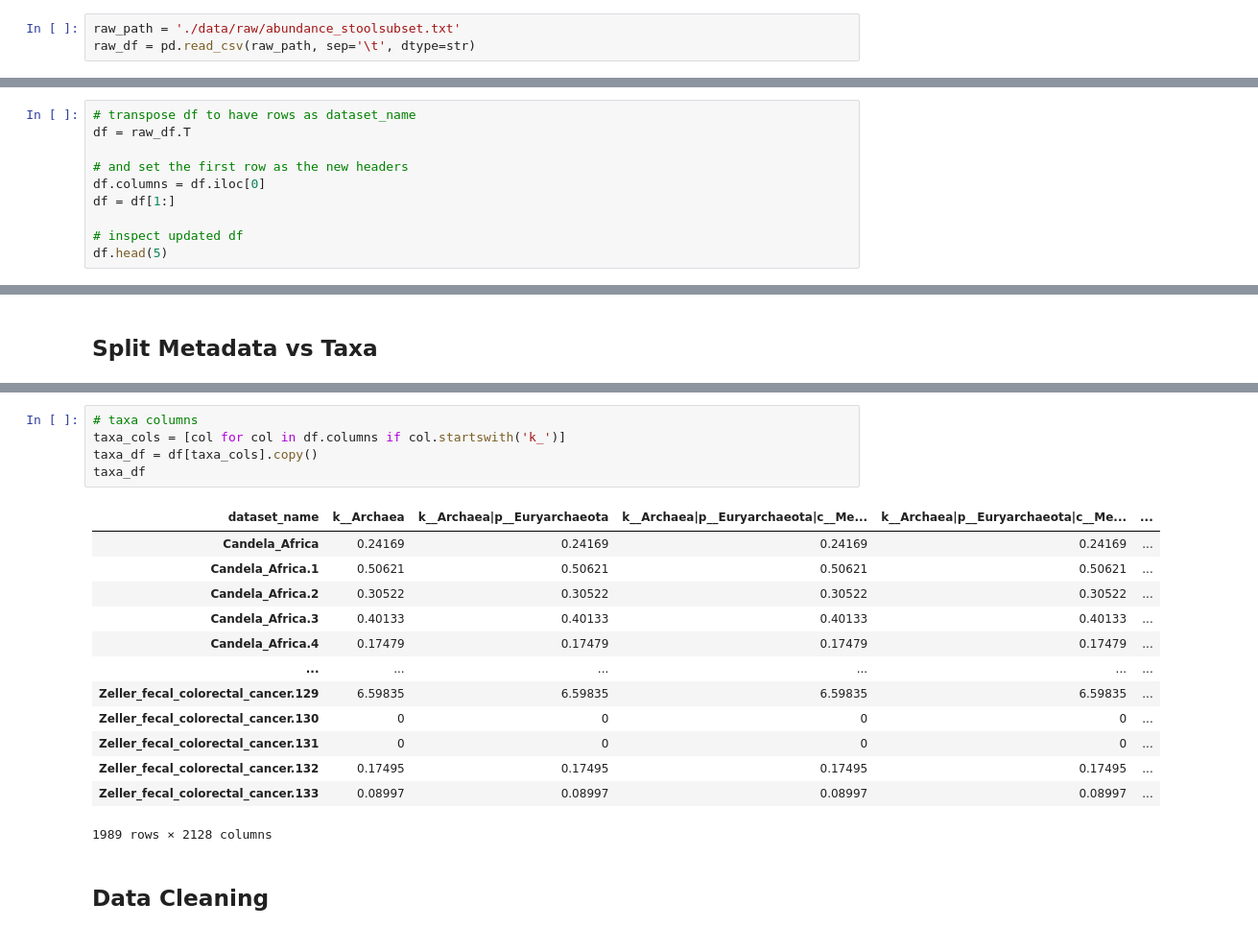
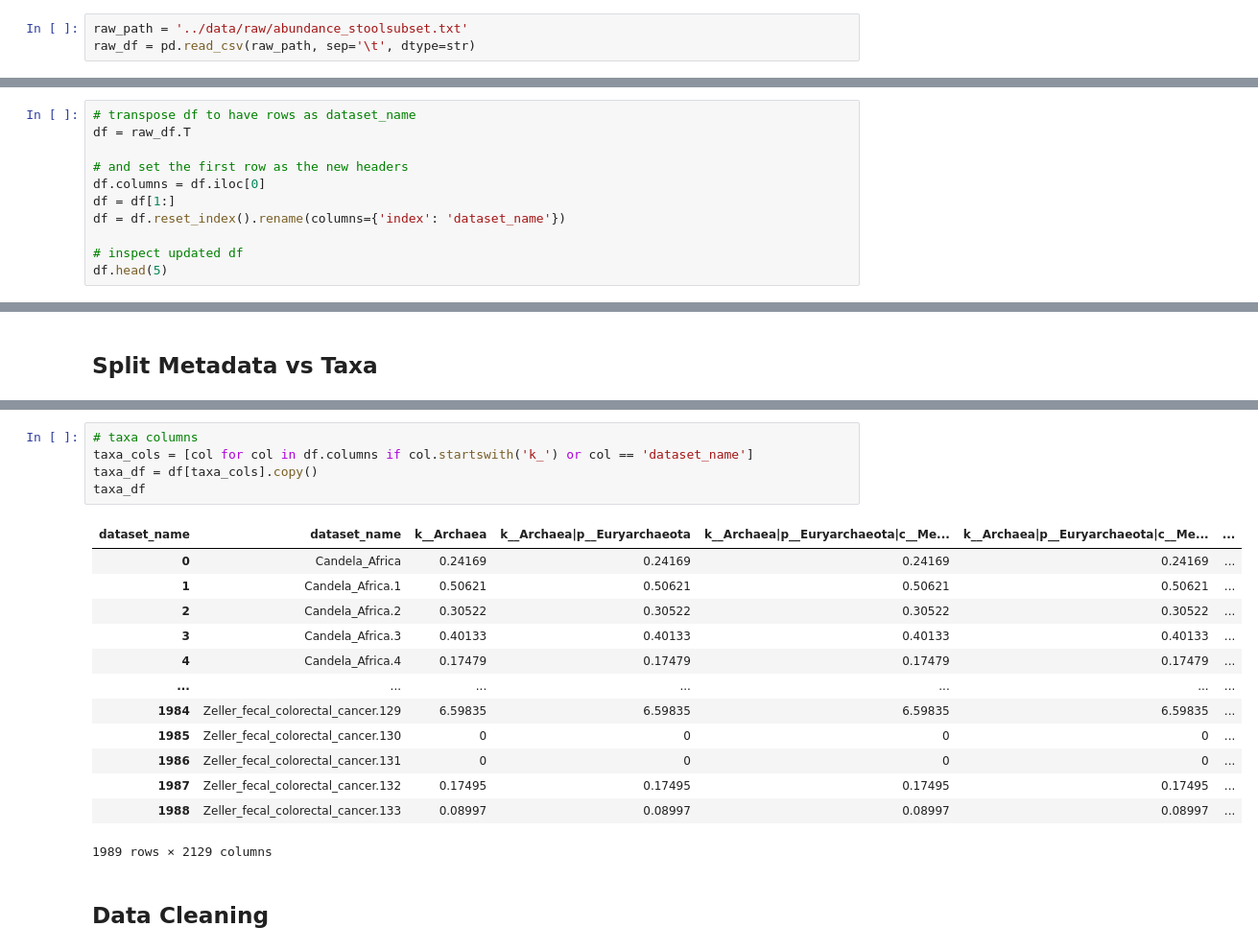
Before and after one commit to kimsubs/microbiome-disease-classifier, a Jupyter notebook: notebooks/01_data_cleaning.ipynb, the cells around one changed output, grey strips where cells are left out. Shown: that part at 96% size. Cells and saved outputs as stored; diff of their text form.

```diff
--- a/notebooks/01_data_cleaning.ipynb
+++ b/notebooks/01_data_cleaning.ipynb
@@ -9,7 +9,7 @@ from pathlib import Path
 # %% [markdown]
 ## Load Data
 # %%
-raw_path = './data/raw/abundance_stoolsubset.txt'
+raw_path = '../data/raw/abundance_stoolsubset.txt'
 raw_df = pd.read_csv(raw_path, sep='\t', dtype=str)
 # %%
 # inspect df shape and structure
@@ -33,6 +33,7 @@ df = raw_df.T
 # and set the first row as the new headers
 df.columns = df.iloc[0]
 df = df[1:]
+df = df.reset_index().rename(columns={'index': 'dataset_name'})
 
 # inspect updated df
 df.head(5)
@@ -68,22 +69,22 @@ metadata_df
 # %%
 # taxa columns
-taxa_cols = [col for col in df.columns if col.startswith('k_')]
+taxa_cols = [col for col in df.columns if col.startswith('k_') or col == 'dataset_name']
 taxa_df = df[taxa_cols].copy()
 taxa_df
 # %% [output]
-| dataset_name | k__Archaea | k__Archaea|p__Euryarchaeota | k__Archaea|p__Euryarchaeota|c__Me... | k__Archaea|p__Euryarchaeota|c__Me... | ... |
-| Candela_Africa | 0.24169 | 0.24169 | 0.24169 | 0.24169 | ... |
-| Candela_Africa.1 | 0.50621 | 0.50621 | 0.50621 | 0.50621 | ... |
-| Candela_Africa.2 | 0.30522 | 0.30522 | 0.30522 | 0.30522 | ... |
-| Candela_Africa.3 | 0.40133 | 0.40133 | 0.40133 | 0.40133 | ... |
-| Candela_Africa.4 | 0.17479 | 0.17479 | 0.17479 | 0.17479 | ... |
-| ... | ... | ... | ... | ... | ... |
-| Zeller_fecal_colorectal_cancer.129 | 6.59835 | 6.59835 | 6.59835 | 6.59835 | ... |
-| Zeller_fecal_colorectal_cancer.130 | 0 | 0 | 0 | 0 | ... |
-| Zeller_fecal_colorectal_cancer.131 | 0 | 0 | 0 | 0 | ... |
-| Zeller_fecal_colorectal_cancer.132 | 0.17495 | 0.17495 | 0.17495 | 0.17495 | ... |
-| Zeller_fecal_colorectal_cancer.133 | 0.08997 | 0.08997 | 0.08997 | 0.08997 | ... |
+| dataset_name | dataset_name | k__Archaea | k__Archaea|p__Euryarchaeota | k__Archaea|p__Euryarchaeota|c__Me... | k__Archaea|p__Euryarchaeota|c__Me... | ... |
+| 0 | Candela_Africa | 0.24169 | 0.24169 | 0.24169 | 0.24169 | ... |
+| 1 | Candela_Africa.1 | 0.50621 | 0.50621 | 0.50621 | 0.50621 | ... |
+| 2 | Candela_Africa.2 | 0.30522 | 0.30522 | 0.30522 | 0.30522 | ... |
+| 3 | Candela_Africa.3 | 0.40133 | 0.40133 | 0.40133 | 0.40133 | ... |
+| 4 | Candela_Africa.4 | 0.17479 | 0.17479 | 0.17479 | 0.17479 | ... |
+| ... | ... | ... | ... | ... | ... | ... |
+| 1984 | Zeller_fecal_colorectal_cancer.129 | 6.59835 | 6.59835 | 6.59835 | 6.59835 | ... |
+| 1985 | Zeller_fecal_colorectal_cancer.130 | 0 | 0 | 0 | 0 | ... |
+| 1986 | Zeller_fecal_colorectal_cancer.131 | 0 | 0 | 0 | 0 | ... |
+| 1987 | Zeller_fecal_colorectal_cancer.132 | 0.17495 | 0.17495 | 0.17495 | 0.17495 | ... |
+| 1988 | Zeller_fecal_colorectal_cancer.133 | 0.08997 | 0.08997 | 0.08997 | 0.08997 | ... |
-1989 rows × 2128 columns
+1989 rows × 2129 columns
 # %% [markdown]
 ## Data Cleaning
 # %%
```
Also changed, not shown: parts of 11 cells of this notebook.
